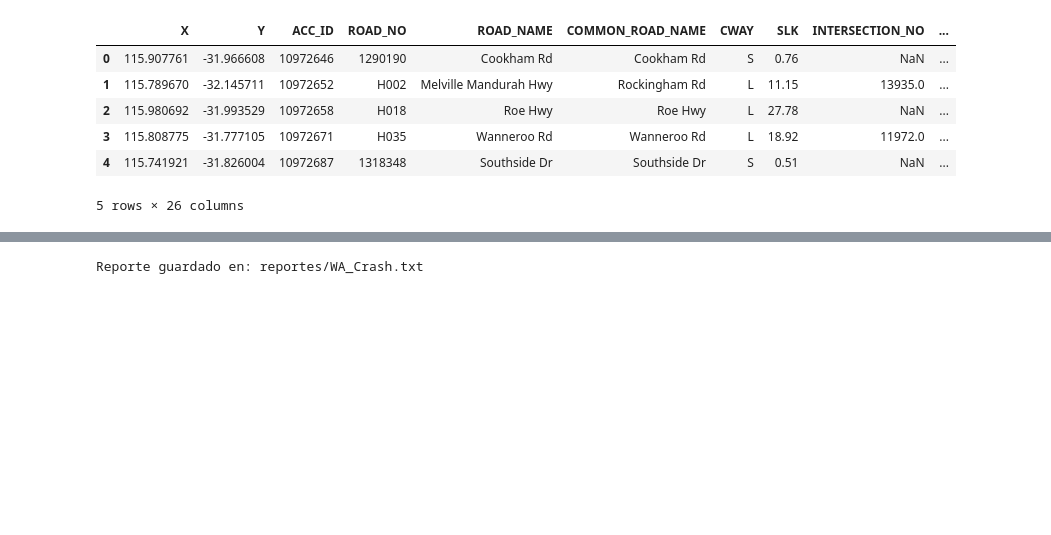
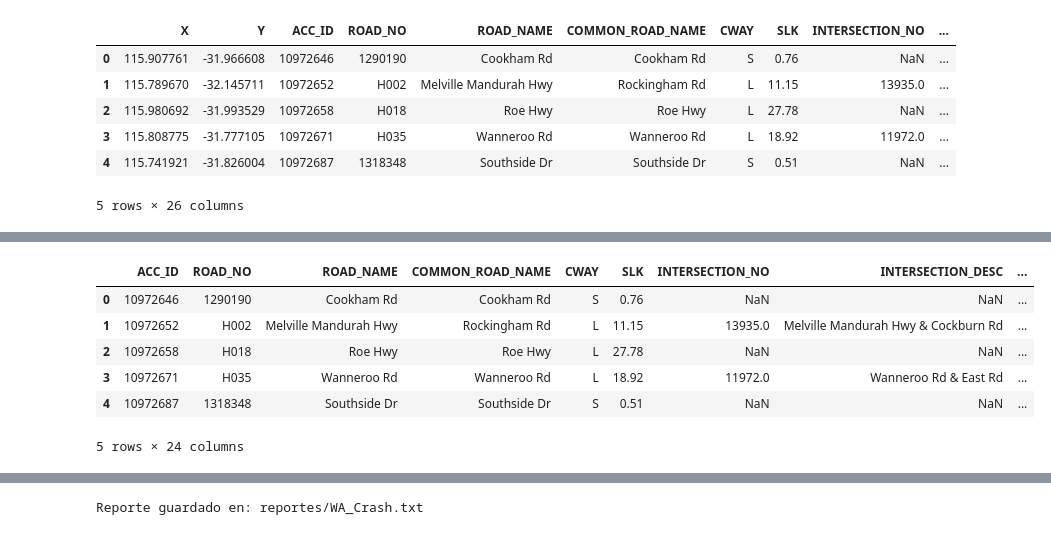
Before and after one commit to juanrenteria-ai/ML_2026_IUD, a Jupyter notebook: src/sincronicas/Semana_1SINC.ipynb, the cells around one changed output, grey strips where cells are left out. Saved outputs shown, nothing was run; the diff lists cells and outputs as text; code cells hidden in the pictures; blank space fills up the shorter version.

```diff
--- a/src/sincronicas/Semana_1SINC.ipynb
+++ b/src/sincronicas/Semana_1SINC.ipynb
@@ -31,0 +112,12 @@ df.head(5)
+# %%
+df_filtrado = df_transformado.drop(columns=["X", "Y"])
+
+df_filtrado.head()
+# %% [output]
+|  | ACC_ID | ROAD_NO | ROAD_NAME | COMMON_ROAD_NAME | CWAY | SLK | INTERSECTION_NO | INTERSECTION_DESC | ... |
+| 0 | 10972646 | 1290190 | Cookham Rd | Cookham Rd | S | 0.76 | NaN | NaN | ... |
+| 1 | 10972652 | H002 | Melville Mandurah Hwy | Rockingham Rd | L | 11.15 | 13935.0 | Melville Mandurah Hwy & Cockburn Rd | ... |
+| 2 | 10972658 | H018 | Roe Hwy | Roe Hwy | L | 27.78 | NaN | NaN | ... |
+| 3 | 10972671 | H035 | Wanneroo Rd | Wanneroo Rd | L | 18.92 | 11972.0 | Wanneroo Rd & East Rd | ... |
+| 4 | 10972687 | 1318348 | Southside Dr | Southside Dr | S | 0.51 | NaN | NaN | ... |
+5 rows × 24 columns
```
Also changed, not shown: parts of 22 cells of this notebook, 2 other files.
